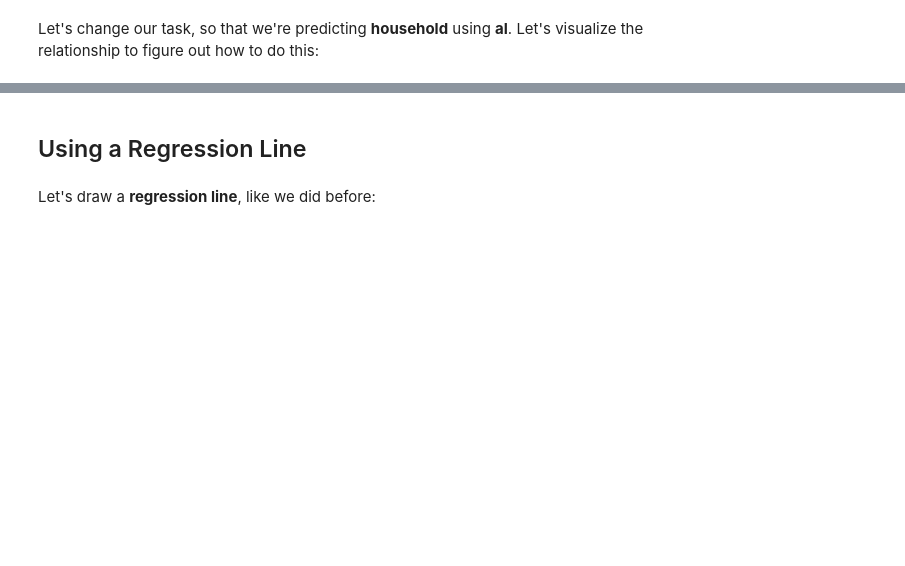
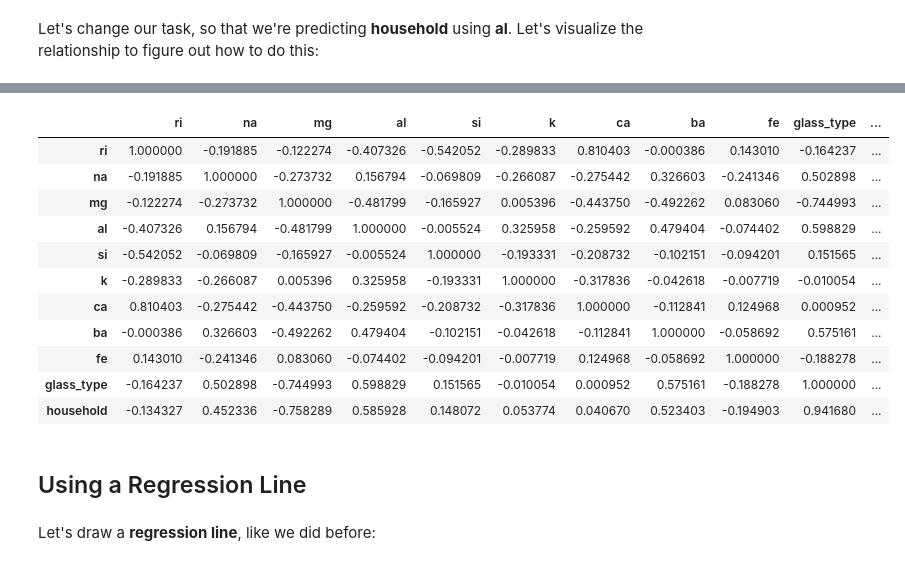
Before and after one commit to rbdaly16/NATL-DS-Live-062623, a Jupyter notebook: Phase3/Lectures/10_Logistic_Regression_Intro.ipynb, the cells around one changed output, grey strips where cells are left out. Drawn from its saved outputs; the diff is of its cells as text; code cells hidden in the pictures; blank space fills up the shorter version.

```diff
--- a/Phase3/Lectures/10_Logistic_Regression_Intro.ipynb
+++ b/Phase3/Lectures/10_Logistic_Regression_Intro.ipynb
@@ -59,4 +67,5 @@ glass.head()
 # %%
 # types 1, 2, 3 are window glass
 # types 5, 6, 7 are household glass
-None
+glass['household'] = glass['glass_type'].map({1:0,2:0,3:0,5:1,6:1,7:1})
+glass.head()
@@ -71,3 +90,18 @@ ax.set_title('Type of Glass as a Function of Aluminum Content');
+# %%
+glass.corr()
+# %% [output]
+|  | ri | na | mg | al | si | k | ca | ba | fe | glass_type | ... |
+| ri | 1.000000 | -0.191885 | -0.122274 | -0.407326 | -0.542052 | -0.289833 | 0.810403 | -0.000386 | 0.143010 | -0.164237 | ... |
+| na | -0.191885 | 1.000000 | -0.273732 | 0.156794 | -0.069809 | -0.266087 | -0.275442 | 0.326603 | -0.241346 | 0.502898 | ... |
+| mg | -0.122274 | -0.273732 | 1.000000 | -0.481799 | -0.165927 | 0.005396 | -0.443750 | -0.492262 | 0.083060 | -0.744993 | ... |
+| al | -0.407326 | 0.156794 | -0.481799 | 1.000000 | -0.005524 | 0.325958 | -0.259592 | 0.479404 | -0.074402 | 0.598829 | ... |
+| si | -0.542052 | -0.069809 | -0.165927 | -0.005524 | 1.000000 | -0.193331 | -0.208732 | -0.102151 | -0.094201 | 0.151565 | ... |
+| k | -0.289833 | -0.266087 | 0.005396 | 0.325958 | -0.193331 | 1.000000 | -0.317836 | -0.042618 | -0.007719 | -0.010054 | ... |
+| ca | 0.810403 | -0.275442 | -0.443750 | -0.259592 | -0.208732 | -0.317836 | 1.000000 | -0.112841 | 0.124968 | 0.000952 | ... |
+| ba | -0.000386 | 0.326603 | -0.492262 | 0.479404 | -0.102151 | -0.042618 | -0.112841 | 1.000000 | -0.058692 | 0.575161 | ... |
+| fe | 0.143010 | -0.241346 | 0.083060 | -0.074402 | -0.094201 | -0.007719 | 0.124968 | -0.058692 | 1.000000 | -0.188278 | ... |
+| glass_type | -0.164237 | 0.502898 | -0.744993 | 0.598829 | 0.151565 | -0.010054 | 0.000952 | 0.575161 | -0.188278 | 1.000000 | ... |
+| household | -0.134327 | 0.452336 | -0.758289 | 0.585928 | 0.148072 | 0.053774 | 0.040670 | 0.523403 | -0.194903 | 0.941680 | ... |
 # %% [markdown]
 ## Using a Regression Line
 # %% [markdown]
```
Also changed, not shown: parts of 26 cells of this notebook, 1 other file.
